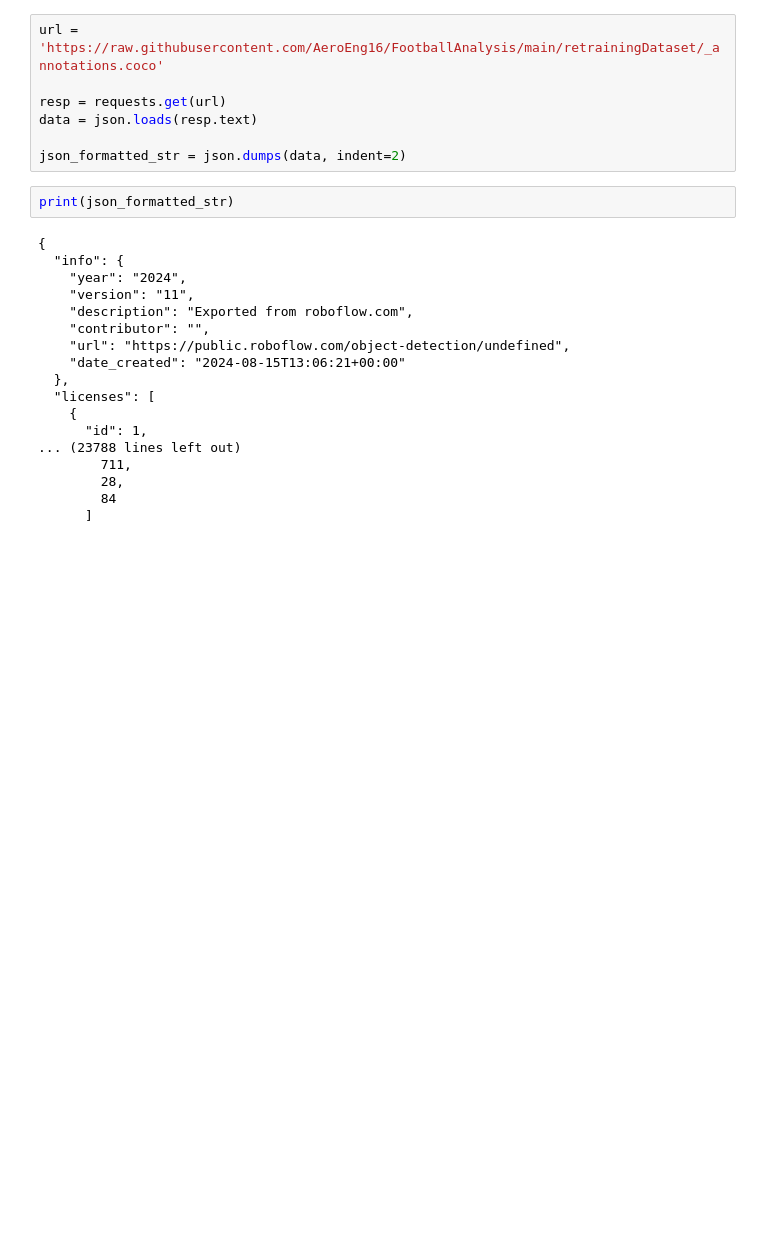
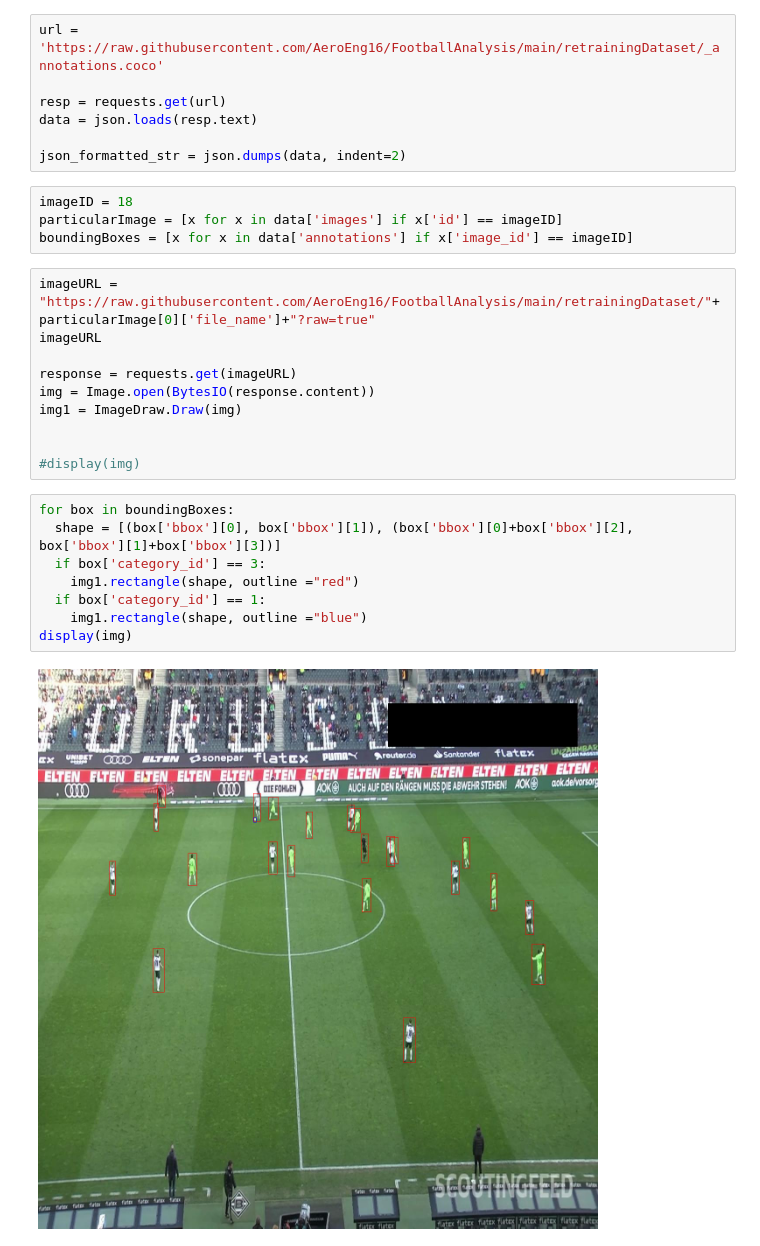
Before and after one commit to AeroEng16/FootballAnalysis, a Jupyter notebook: trainingPreTrainedYoloV5.ipynb, the cells around one changed output. Saved outputs shown, nothing was run; the diff lists cells and outputs as text; blank space fills up the shorter version.

```diff
--- a/trainingPreTrainedYoloV5.ipynb
+++ b/trainingPreTrainedYoloV5.ipynb
@@ -13,23 +15,27 @@ resp = requests.get(url)
 data = json.loads(resp.text)
 
 json_formatted_str = json.dumps(data, indent=2)
-# %%
-print(json_formatted_str)
-# %% [output]
-{
-  "info": {
-    "year": "2024",
-    "version": "11",
-    "description": "Exported from roboflow.com",
-    "contributor": "",
-    "url": "https://public.roboflow.com/object-detection/undefined",
-    "date_created": "2024-08-15T13:06:21+00:00"
-  },
-  "licenses": [
-    {
-      "id": 1,
-... (23788 lines left out)
-        711,
-        28,
-        84
-      ]
+# %%
+imageID = 18
+particularImage = [x for x in data['images'] if x['id'] == imageID]
+boundingBoxes = [x for x in data['annotations'] if x['image_id'] == imageID]
+# %%
+imageURL = "https://raw.githubusercontent.com/AeroEng16/FootballAnalysis/main/retrainingDataset/"+particularImage[0]['file_name']+"?raw=true"
+imageURL
+
+response = requests.get(imageURL)
+img = Image.open(BytesIO(response.content))
+img1 = ImageDraw.Draw(img)
+
+
+#display(img)
+# %%
+for box in boundingBoxes:
+  shape = [(box['bbox'][0], box['bbox'][1]), (box['bbox'][0]+box['bbox'][2], box['bbox'][1]+box['bbox'][3])]
+  if box['category_id'] == 3:
+    img1.rectangle(shape, outline ="red")
+  if box['category_id'] == 1:
+    img1.rectangle(shape, outline ="blue")
+display(img)
+# %% [output]
+[figure, added]
```
Also changed, not shown: parts of 1 cell of this notebook.
